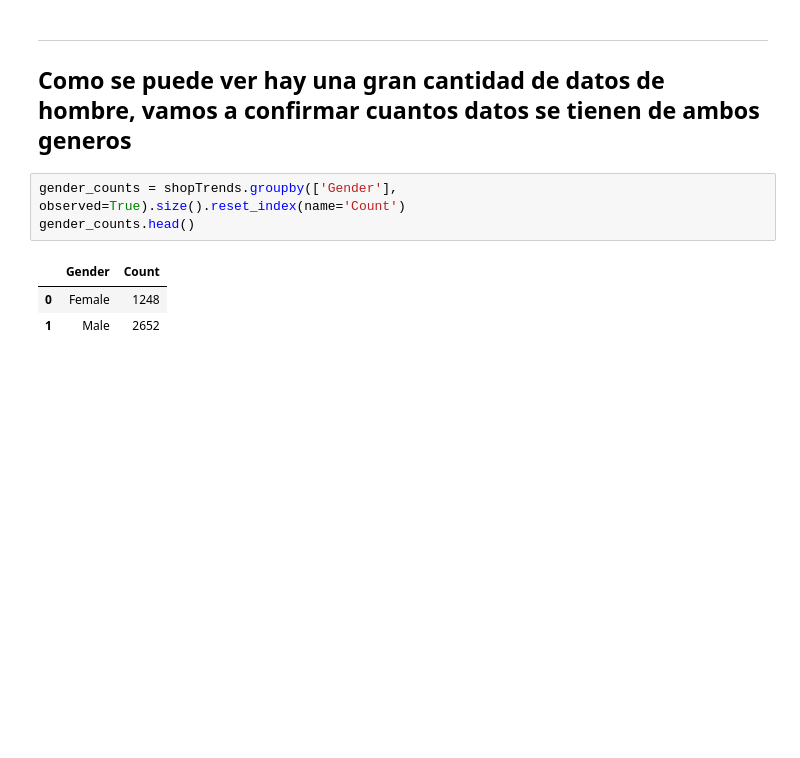
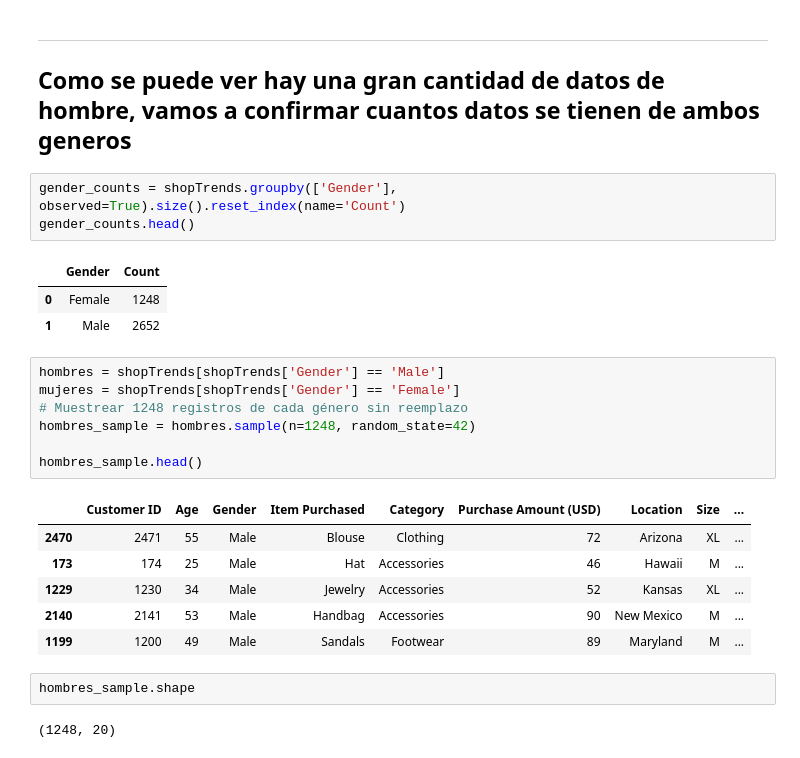
Before and after one commit to SantiagoRPinedo/EDAshopping, a Jupyter notebook: shopping.ipynb, the cells around one changed output. Drawn from its saved outputs; the diff is of its cells as text; blank space fills up the shorter version.

```diff
--- a/shopping.ipynb
+++ b/shopping.ipynb
@@ -97,3 +97,21 @@ gender_counts.head()
 |  | Gender | Count |
 | 0 | Female | 1248 |
 | 1 | Male | 2652 |
+# %%
+hombres = shopTrends[shopTrends['Gender'] == 'Male']
+mujeres = shopTrends[shopTrends['Gender'] == 'Female']
+# Muestrear 1248 registros de cada género sin reemplazo
+hombres_sample = hombres.sample(n=1248, random_state=42)
+
+hombres_sample.head()
+# %% [output]
+|  | Customer ID | Age | Gender | Item Purchased | Category | Purchase Amount (USD) | Location | Size | ... |
+| 2470 | 2471 | 55 | Male | Blouse | Clothing | 72 | Arizona | XL | ... |
+| 173 | 174 | 25 | Male | Hat | Accessories | 46 | Hawaii | M | ... |
+| 1229 | 1230 | 34 | Male | Jewelry | Accessories | 52 | Kansas | XL | ... |
+| 2140 | 2141 | 53 | Male | Handbag | Accessories | 90 | New Mexico | M | ... |
+| 1199 | 1200 | 49 | Male | Sandals | Footwear | 89 | Maryland | M | ... |
+# %%
+hombres_sample.shape
+# %% [output]
+(1248, 20)
```
Also changed, not shown: parts of 3 cells of this notebook.
